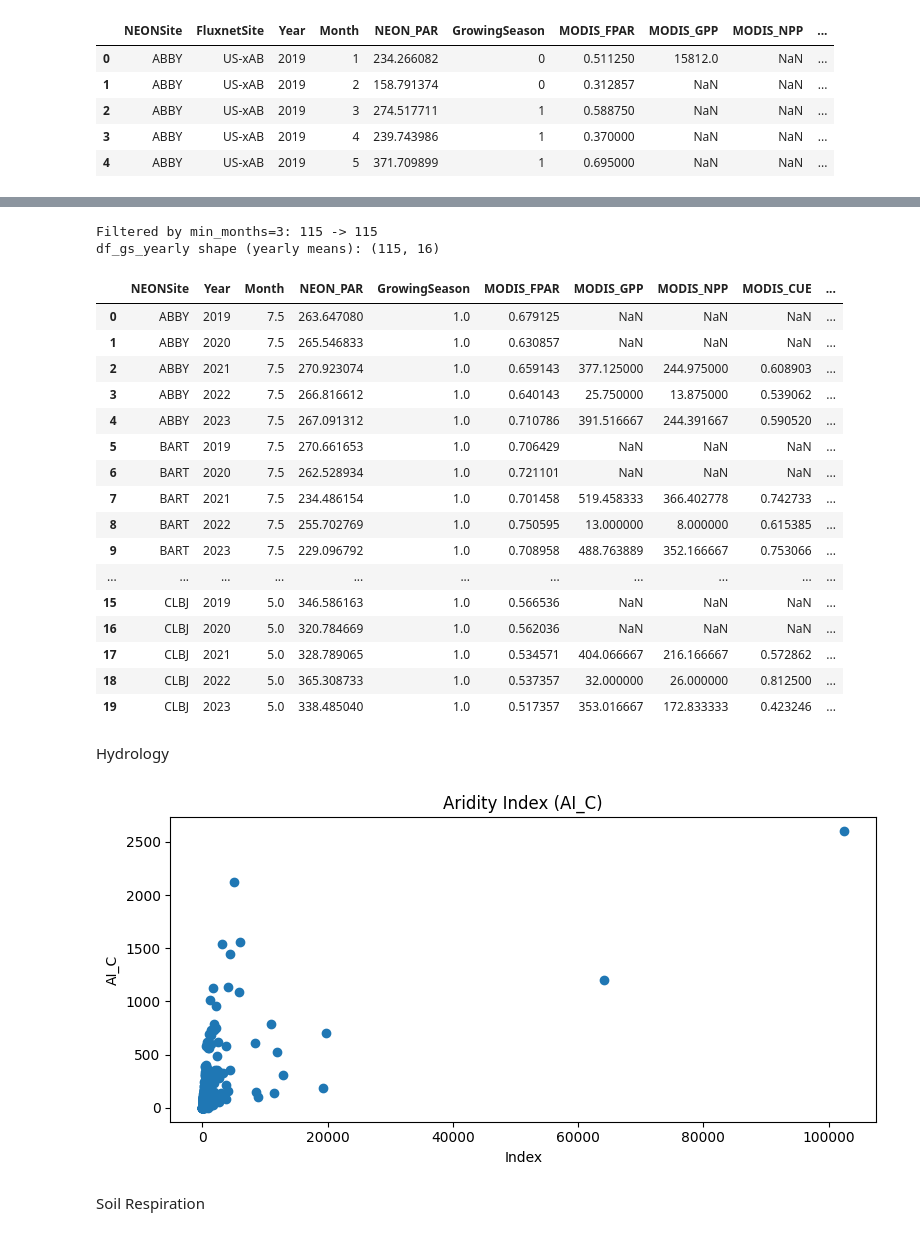
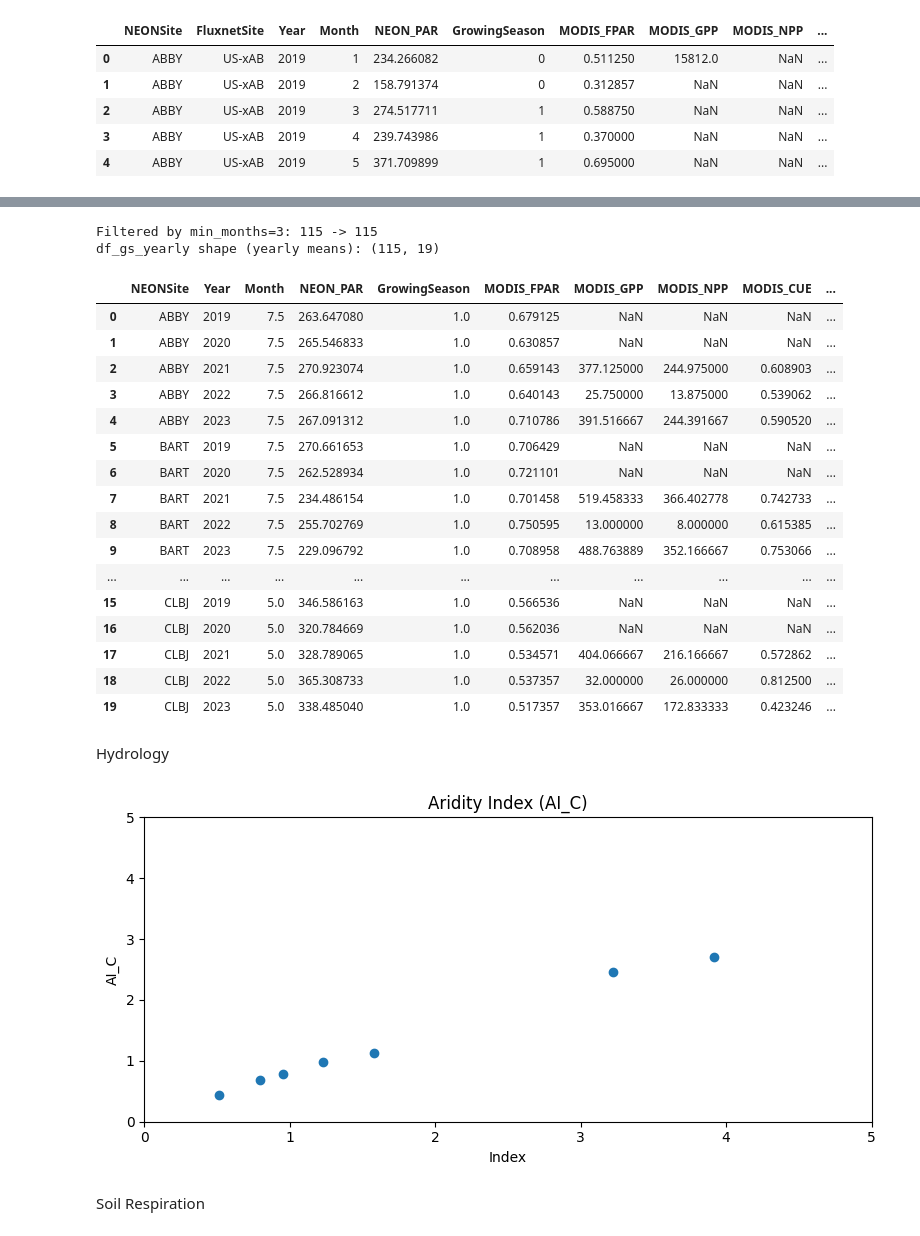
Before and after one commit to ShashankAnand1996/Soil-Respiration-Across-Scales, a Jupyter notebook: analysis.ipynb, the cells around one changed output, grey strips where cells are left out. Drawn from its saved outputs; the diff is of its cells as text; code cells hidden in the pictures.

```diff
--- a/analysis.ipynb
+++ b/analysis.ipynb
@@ -19,0 +27,12 @@ Original df shape: (1560, 16)
+# %%
+# Calculate Aridity Index using MODIS_PET divided by Ameriflux_Precipitation
+
+df["AI_C"] = df["MODIS_PET"] / df["Ameriflux_Precipitation"]
+
+# Calculate Ameriflux-based NPP using MODIS CUE and Ameriflux GPP, and store it in a new column
+df["Ameriflux_NPP_C"] = df["MODIS_CUE"] * df["Ameriflux_GPP"]
+
+# Calculate Heterotrphic respiration by adding the computed Ameriflux-based NPP with Ameriflux_NEE
+df["Ameriflux_Rh_C"] = df["Ameriflux_NPP_C"] + df["Ameriflux_NEE"]
+
+df.head(10)
@@ -71,7 +107,7 @@ print("df_gs_yearly shape (yearly means):", df_gs_yearly.shape)
 display(df_gs_yearly.head(20))
 # %% [output]
 Filtered by min_months=3: 115 -> 115
-df_gs_yearly shape (yearly means): (115, 16)
+df_gs_yearly shape (yearly means): (115, 19)
 |  | NEONSite | Year | Month | NEON_PAR | GrowingSeason | MODIS_FPAR | MODIS_GPP | MODIS_NPP | MODIS_CUE | ... |
 | 0 | ABBY | 2019 | 7.5 | 263.647080 | 1.0 | 0.679125 | NaN | NaN | NaN | ... |
 | 1 | ABBY | 2020 | 7.5 | 265.546833 | 1.0 | 0.630857 | NaN | NaN | NaN | ... |
@@ -93,21 +129,24 @@ df_gs_yearly shape (yearly means): (115, 16)
 Hydrology
 # %%
 # Calculate aridity index using MODIS PET and AmeriFlux precipitation, and store in a new column
-df["AI_C"] = df["MODIS_PET"] / df["Ameriflux_Precipitation"]
+rdf = df_gs_monthly
+rdf["AI_C"] = rdf["MODIS_PET"] / rdf["Ameriflux_Precipitation"]
 # %%
 # Drop rows where AI_C is NaN or infinite (due to zero precipitation)
-df_clean = df.replace([float("inf"), float("-inf")], pd.NA).dropna(subset=["AI_C"])
+rdf_clean = rdf.replace([float("inf"), float("-inf")], pd.NA).dropna(subset=["AI_C"])
 
 # Plot
 plt.figure(figsize=(8,4))
-plt.scatter(df_clean["AI_C"], df_clean["MODIS_ET"] / df_clean["Ameriflux_Precipitation"])
+plt.scatter(rdf_clean["AI_C"], rdf_clean["MODIS_ET"] / rdf_clean["Ameriflux_Precipitation"])
 plt.xlabel("Index")
 plt.ylabel("AI_C")
+plt.xlim(0,5)
+plt.ylim(0,5)
 plt.title("Aridity Index (AI_C)")
 plt.tight_layout()
 plt.show()
 # %% [output]
-[figure, old version]
+[figure, new version]
 # %% [markdown]
 Soil Respiration
 # %%
```
Also changed, not shown: parts of 4 cells of this notebook.
